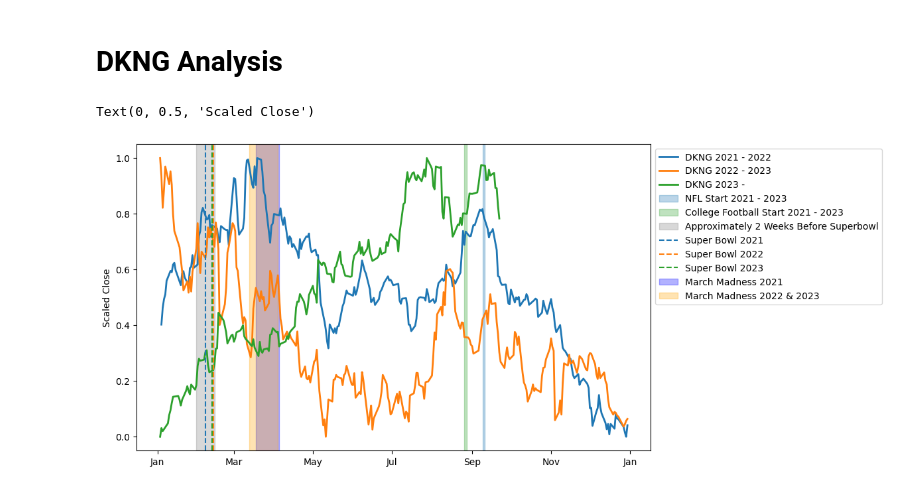
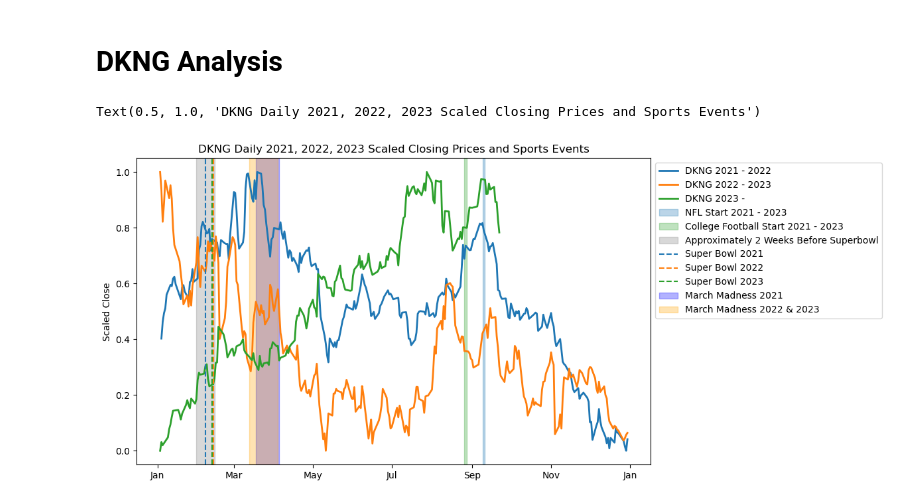
Before and after one commit to jpclarke1/Stocks, a Jupyter notebook: DKNG Analysis.ipynb, the cells around one changed output. Cells and saved outputs as stored; diff of their text form; code cells hidden in the pictures.

```diff
--- a/DKNG Analysis.ipynb
+++ b/DKNG Analysis.ipynb
@@ -45,32 +55,33 @@ ax.plot(DKNG_3['Date'], DKNG_3['Scaled_Close'], label='DKNG 2023 - ', linewidth=
 ax.xaxis.set_major_formatter(mdates.DateFormatter("%b"))
 
 # Create shaded area for approx NFL Season (theyre only a day off in 2021, 2022, & 2023)
 ax.axvspan(pd.to_datetime('2023-09-09'), pd.to_datetime('2023-09-11'), color='#1f77b4', alpha=0.3, label='NFL Start 2021 - 2023')
 
 # Create shaded area for approx College Football Season
 ax.axvspan(pd.to_datetime('2023-08-26'), pd.to_datetime('2023-08-28'), color='#2ca02c', alpha=0.3, label='College Football Start 2021 - 2023')
 
 # Create shaded area for approx 2 Weeks Before Superbowl
 ax.axvspan(pd.to_datetime('2023-01-31'), pd.to_datetime('2023-02-14'), color='grey', alpha=0.3, label='Approximately 2 Weeks Before Superbowl')
 
 # Create line for Superbowl 2021
 ax.axvline(pd.to_datetime('2023-02-07'), color='#1f77b4', linestyle='--', label='Super Bowl 2021')
 
 # Create line for Superbowl 2022
 ax.axvline(pd.to_datetime('2023-02-13'), color='#ff7f0e', linestyle='--', label='Super Bowl 2022')
 
 # Create line for Superbowl 2023
 ax.axvline(pd.to_datetime('2023-02-12'), color='#2ca02c', linestyle='--', label='Super Bowl 2023')
 
 # Create shaded area for March Madness 2021
 ax.axvspan(pd.to_datetime('2023-03-18'), pd.to_datetime('2023-04-05'), color='blue', alpha=0.3, label='March Madness 2021')
 
 # Create shaded area for March Madness 2022 & 2023 (theyre a day apart)
 ax.axvspan(pd.to_datetime('2023-03-13'), pd.to_datetime('2023-04-04'), color='orange', alpha=0.3, label='March Madness 2022 & 2023')
 
 
 ax.legend(loc='upper left', bbox_to_anchor=(1, 1))
 ax.set_ylabel('Scaled Close')
+plt.title('DKNG Daily 2021, 2022, 2023 Scaled Closing Prices and Sports Events')
 # %% [output]
-Text(0, 0.5, 'Scaled Close')
+Text(0.5, 1.0, 'DKNG Daily 2021, 2022, 2023 Scaled Closing Prices and Sports Events')
-[figure, old version]
+[figure, new version]
```
Also changed, not shown: parts of 4 cells of this notebook.
